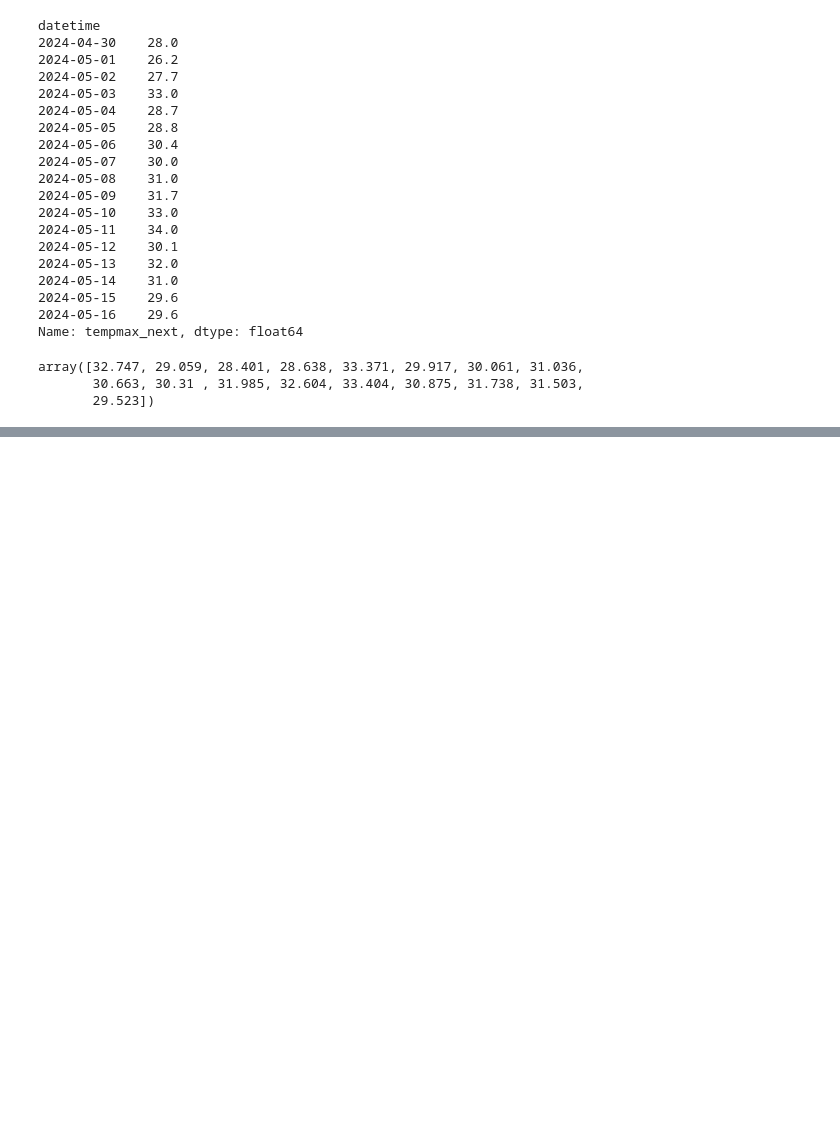
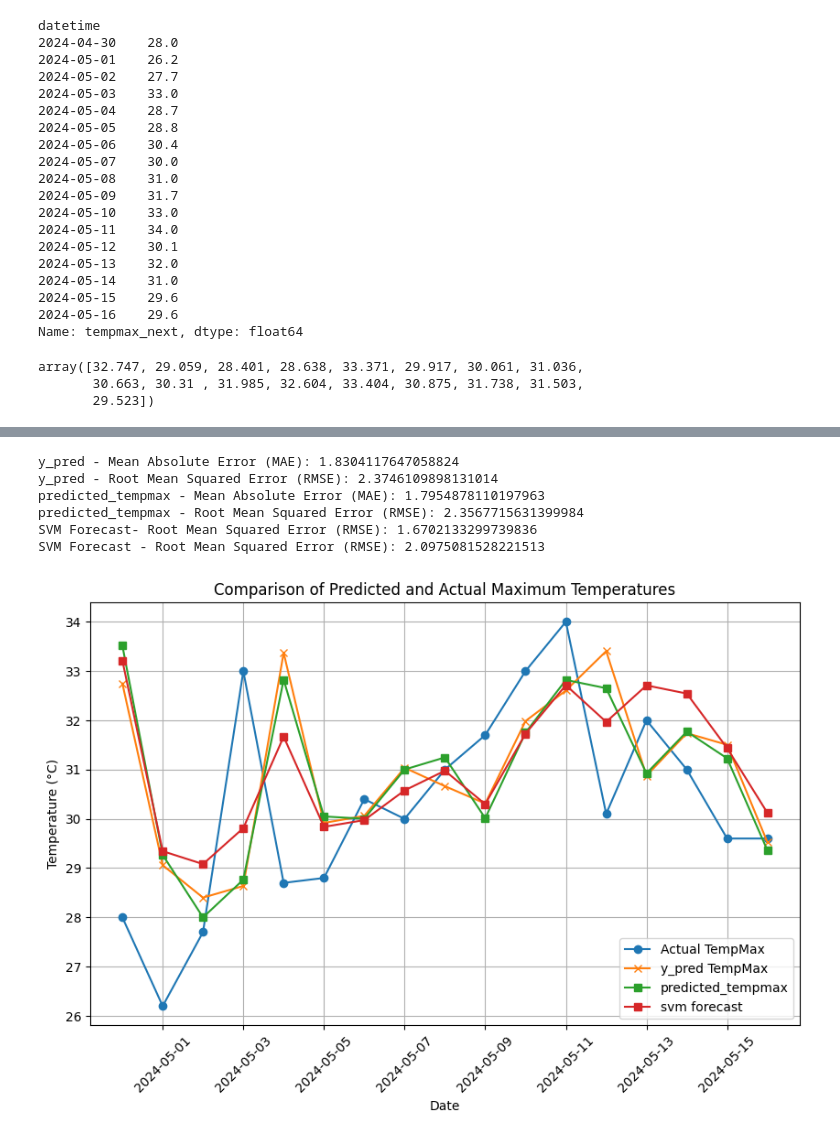
Before and after one commit to 22022658NguyenTienKhoi/13-Weather-Forecast, a Jupyter notebook: Tan - Random Forest/random_forest.ipynb, the cells around one changed output, grey strips where cells are left out. Saved outputs shown, nothing was run; the diff lists cells and outputs as text; code cells hidden in the pictures; blank space fills up the shorter version.

```diff
--- a/Tan - Random Forest/random_forest.ipynb
+++ b/Tan - Random Forest/random_forest.ipynb
@@ -800,0 +835,13 @@ array([32.747, 29.059, 28.401, 28.638, 33.371, 29.917, 30.061, 31.036,
+# %%
+svm_model = SVR(kernel='rbf')
+
+# Huấn luyện mô hình
+svm_model.fit(X_train, y_train)
+
+# Dự đoán với tập kiểm tra
+forecast = svm_model.predict(X_test)
+
+# Tính toán các chỉ số lỗi
+mape = mean_absolute_percentage_error(y_test, forecast)
+mae = mean_absolute_error(y_test, forecast)
+mse = mean_squared_error(y_test, forecast)
@@ -800,0 +855,37 @@ array([32.747, 29.059, 28.401, 28.638, 33.371, 29.917, 30.061, 31.036,
+# %%
+aligned_y_test = y_test[:len(y_pred)]
+mae_pred = mean_absolute_error(aligned_y_test, y_pred)
+rmse_pred = mean_squared_error(aligned_y_test, y_pred, squared=False)
+
+mae_tempmax = mean_absolute_error(aligned_y_test, predicted_tempmax)
+rmse_tempmax = mean_squared_error(aligned_y_test, predicted_tempmax, squared=False)
+
+mae_svm = mean_absolute_error(aligned_y_test, forecast)
+rmse_svm = mean_squared_error(aligned_y_test, forecast, squared=False)
+print(f"y_pred - Mean Absolute Error (MAE): {mae_pred}")
+print(f"y_pred - Root Mean Squared Error (RMSE): {rmse_pred}")
+print(f"predicted_tempmax - Mean Absolute Error (MAE): {mae_tempmax}")
+print(f"predicted_tempmax - Root Mean Squared Error (RMSE): {rmse_tempmax}")
+print(f"SVM Forecast- Root Mean Squared Error (RMSE): {mae_svm}")
+print(f"SVM Forecast - Root Mean Squared Error (RMSE): {rmse_svm}")
+# Visualization
+plt.figure(figsize=(10, 6))
+plt.plot(aligned_y_test.index, aligned_y_test, label='Actual TempMax', marker='o')
+plt.plot(aligned_y_test.index, y_pred, label='y_pred TempMax', marker='x')
+plt.plot(aligned_y_test.index, predicted_tempmax, label='predicted_tempmax', marker='s')
+plt.plot(aligned_y_test.index, forecast, label='svm forecast', marker='s')
+plt.xlabel('Date')
+plt.ylabel('Temperature (°C)')
+plt.title('Comparison of Predicted and Actual Maximum Temperatures')
+plt.legend()
+plt.grid(True)
+plt.xticks(rotation=45)  # Rotate x-axis labels for better readability
+plt.show()
+# %% [output]
+y_pred - Mean Absolute Error (MAE): 1.8304117647058824
+y_pred - Root Mean Squared Error (RMSE): 2.3746109898131014
+predicted_tempmax - Mean Absolute Error (MAE): 1.7954878110197963
+predicted_tempmax - Root Mean Squared Error (RMSE): 2.3567715631399984
+SVM Forecast- Root Mean Squared Error (RMSE): 1.6702133299739836
+SVM Forecast - Root Mean Squared Error (RMSE): 2.0975081528221513
+[figure, added]
```
Also changed, not shown: parts of 4 cells of this notebook.
